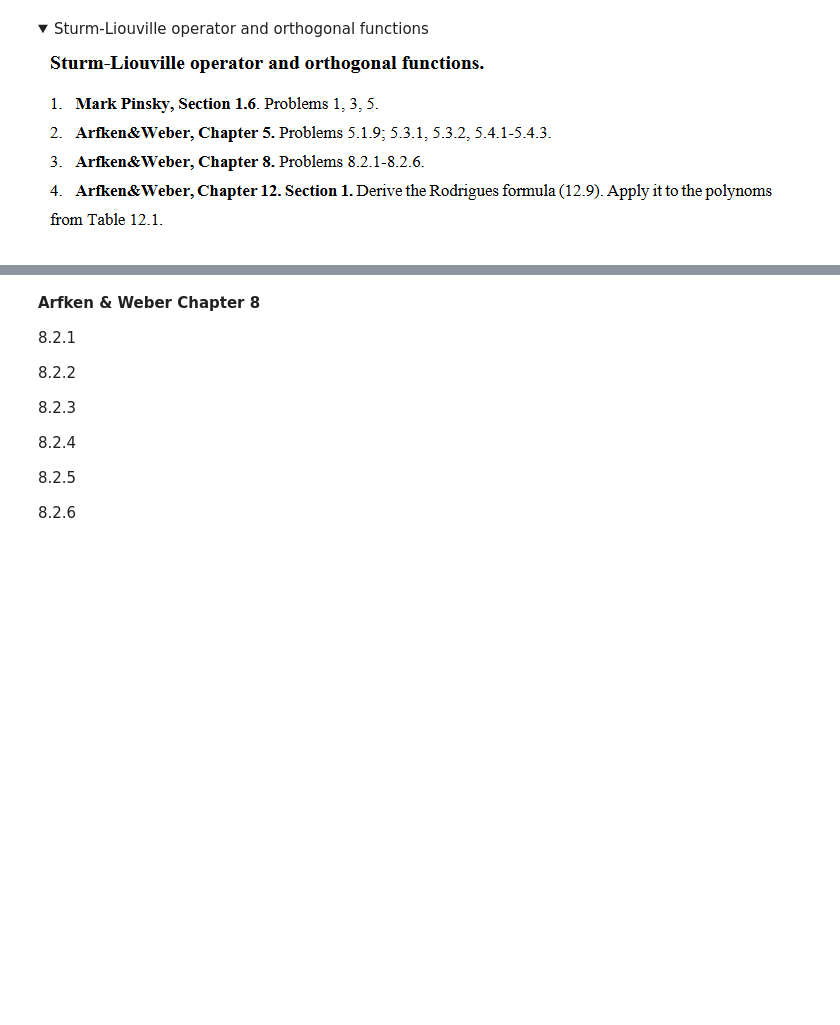
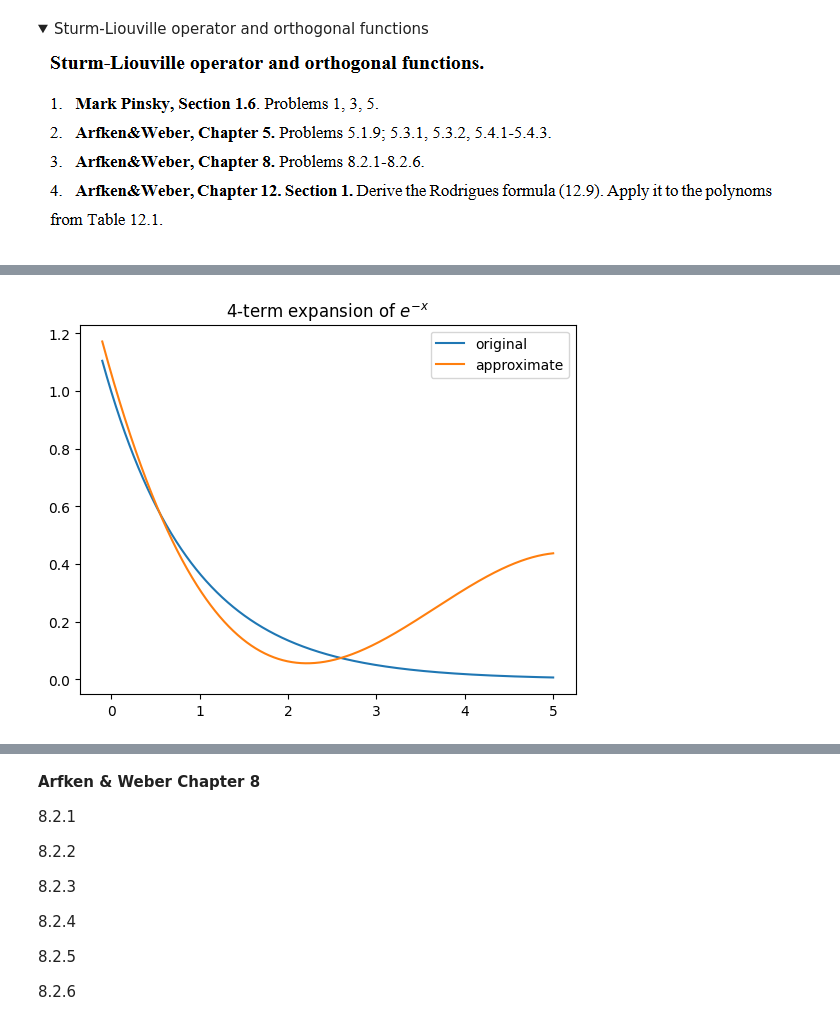
Before and after one commit to andrew-koren/IIT-Physics-Grad, a Jupyter notebook: 25_FS/Phys501/hw1.ipynb, the cells around one changed output, grey strips where cells are left out. Cells and saved outputs as stored; diff of their text form; code cells hidden in the pictures; folded sections open; blank space fills up the shorter version.

```diff
--- a/25_FS/Phys501/hw1.ipynb
+++ b/25_FS/Phys501/hw1.ipynb
@@ -507,0 +592,13 @@ __Arfken & Weber Chaper 5__
+# %%
+import numpy as np
+import matplotlib.pyplot as plt
+
+x = np.linspace(-0.1, 5, 1000)
+y = -x**3/32+(11*x**2)/32-(17*x)/16+17/16 #simplified
+
+plt.title(r'4-term expansion of $e^{-x}$')
+plt.plot(x,np.exp(-x), label='original')
+plt.plot(x,y, label='approximate')
+plt.legend();
+# %% [output]
+[figure, added]
```
Also changed, not shown: parts of 6 cells of this notebook, 2 other files.
